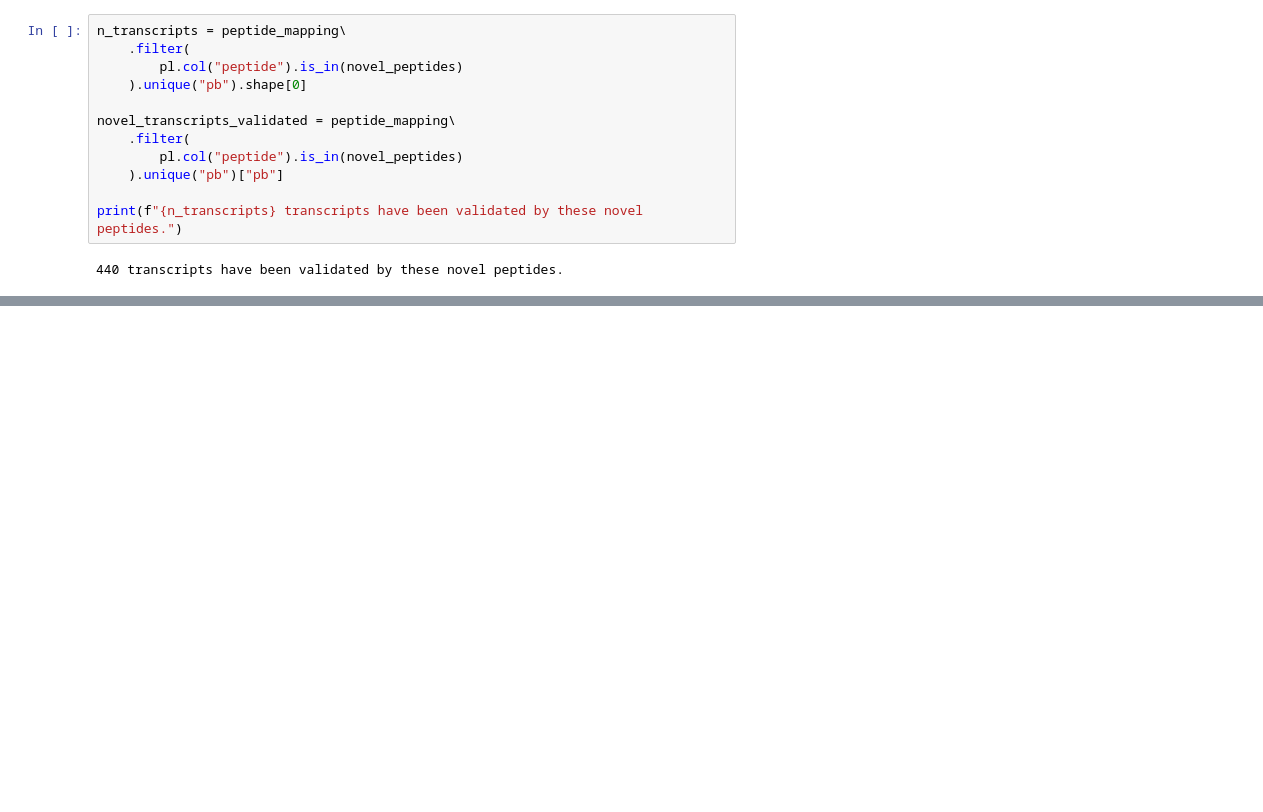
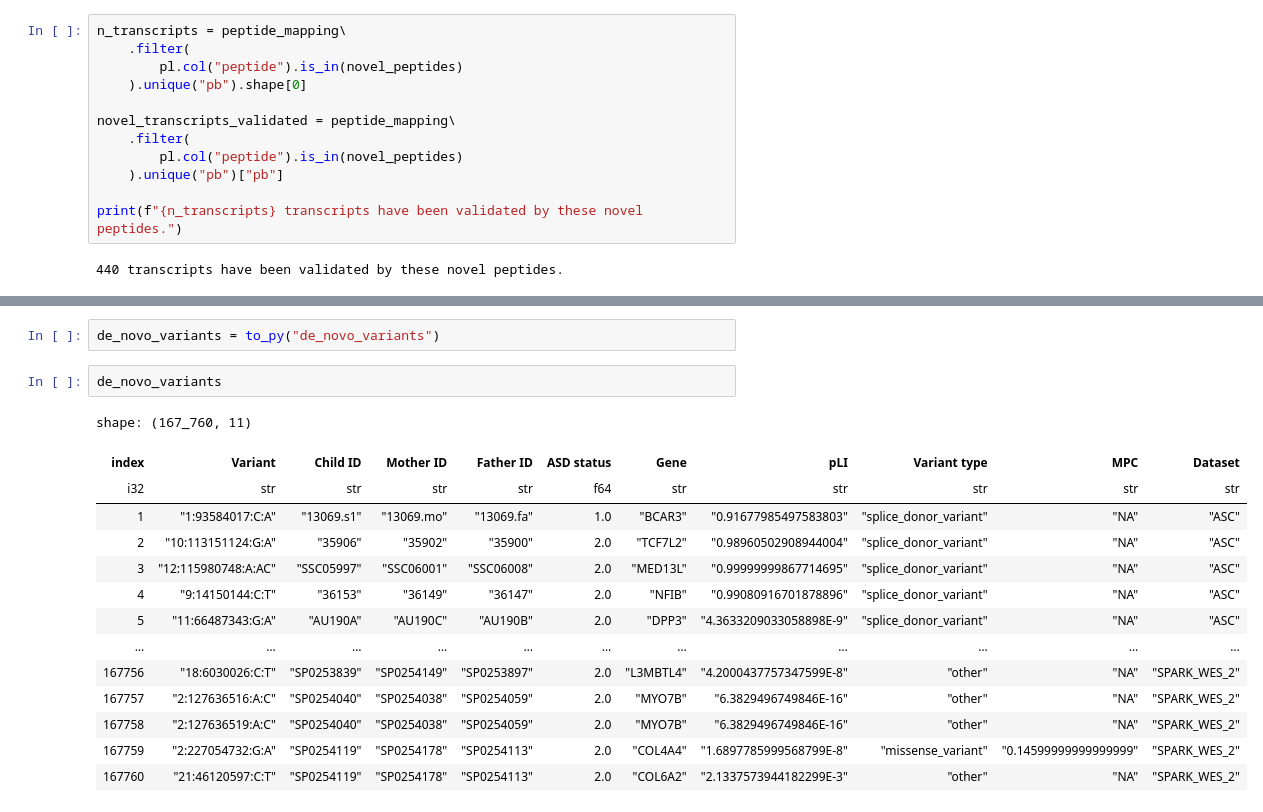
Before and after one commit to nuoxuxu/SFARI, a Jupyter notebook: notebooks/proteome_summary.ipynb, the cells around one changed output, grey strips where cells are left out. Drawn from its saved outputs; the diff is of its cells as text; blank space fills up the shorter version.

```diff
--- a/notebooks/proteome_summary.ipynb
+++ b/notebooks/proteome_summary.ipynb
@@ -158,0 +394,19 @@ df = final_classification.filter(pl.col("structural_category")=="fusion")
+# %%
+de_novo_variants = to_py("de_novo_variants")
+# %%
+de_novo_variants
+# %% [output]
+shape: (167_760, 11)
+| index | Variant | Child ID | Mother ID | Father ID | ASD status | Gene | pLI | Variant type | MPC | Dataset |
+| i32 | str | str | str | str | f64 | str | str | str | str | str |
+| 1 | "1:93584017:C:A" | "13069.s1" | "13069.mo" | "13069.fa" | 1.0 | "BCAR3" | "0.91677985497583803" | "splice_donor_variant" | "NA" | "ASC" |
+| 2 | "10:113151124:G:A" | "35906" | "35902" | "35900" | 2.0 | "TCF7L2" | "0.98960502908944004" | "splice_donor_variant" | "NA" | "ASC" |
+| 3 | "12:115980748:A:AC" | "SSC05997" | "SSC06001" | "SSC06008" | 2.0 | "MED13L" | "0.99999999867714695" | "splice_donor_variant" | "NA" | "ASC" |
+| 4 | "9:14150144:C:T" | "36153" | "36149" | "36147" | 2.0 | "NFIB" | "0.99080916701878896" | "splice_donor_variant" | "NA" | "ASC" |
+| 5 | "11:66487343:G:A" | "AU190A" | "AU190C" | "AU190B" | 2.0 | "DPP3" | "4.3633209033058898E-9" | "splice_donor_variant" | "NA" | "ASC" |
+| … | … | … | … | … | … | … | … | … | … | … |
+| 167756 | "18:6030026:C:T" | "SP0253839" | "SP0254149" | "SP0253897" | 2.0 | "L3MBTL4" | "4.2000437757347599E-8" | "other" | "NA" | "SPARK_WES_2" |
+| 167757 | "2:127636516:A:C" | "SP0254040" | "SP0254038" | "SP0254059" | 2.0 | "MYO7B" | "6.3829496749846E-16" | "other" | "NA" | "SPARK_WES_2" |
+| 167758 | "2:127636519:A:C" | "SP0254040" | "SP0254038" | "SP0254059" | 2.0 | "MYO7B" | "6.3829496749846E-16" | "other" | "NA" | "SPARK_WES_2" |
+| 167759 | "2:227054732:G:A" | "SP0254119" | "SP0254178" | "SP0254113" | 2.0 | "COL4A4" | "1.6897785999568799E-8" | "missense_variant" | "0.14599999999999999" | "SPARK_WES_2" |
+| 167760 | "21:46120597:C:T" | "SP0254119" | "SP0254178" | "SP0254113" | 2.0 | "COL6A2" | "2.1337573944182299E-3" | "other" | "NA" | "SPARK_WES_2" |
```
Also changed, not shown: parts of 50 cells of this notebook, 19 other files.
